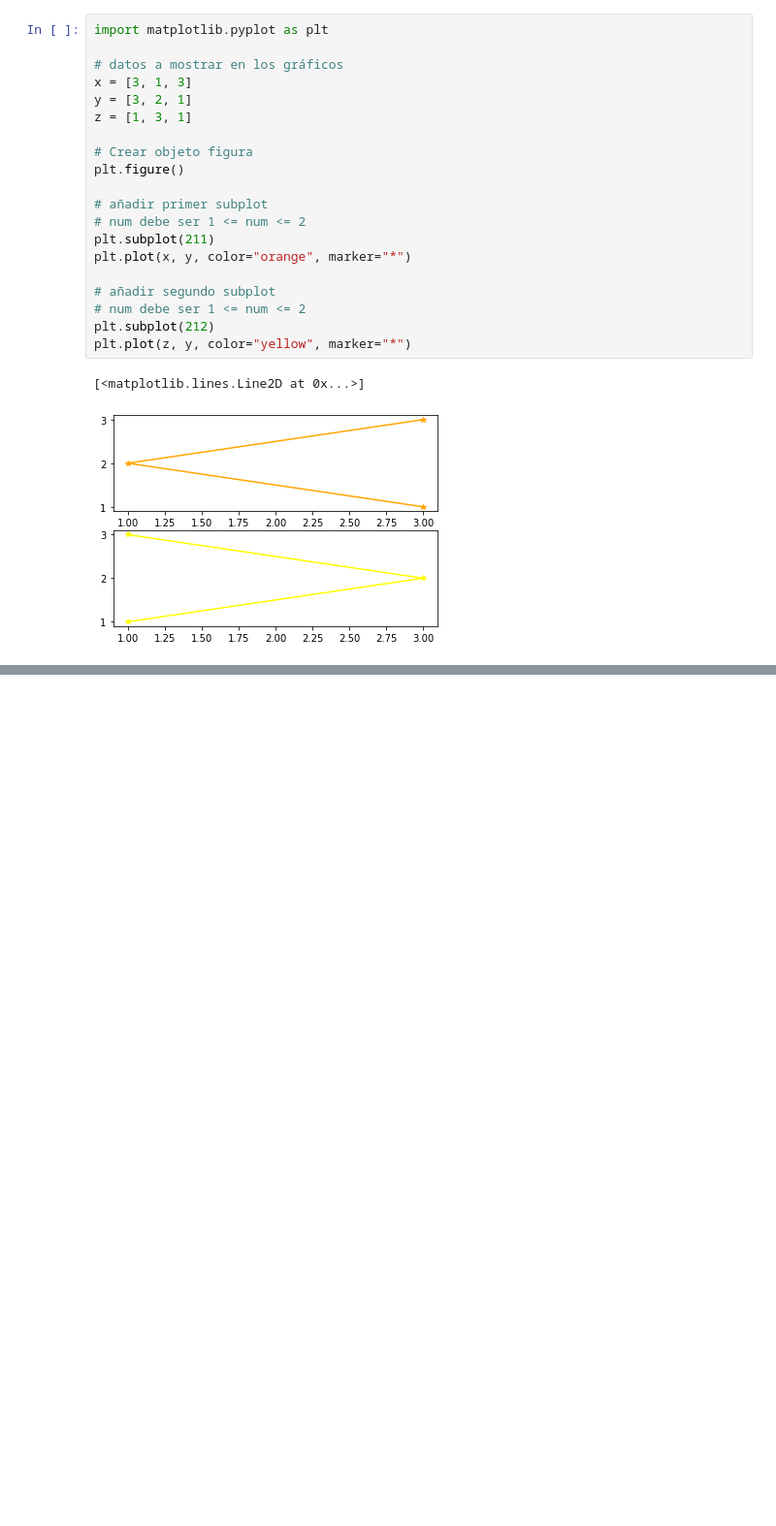
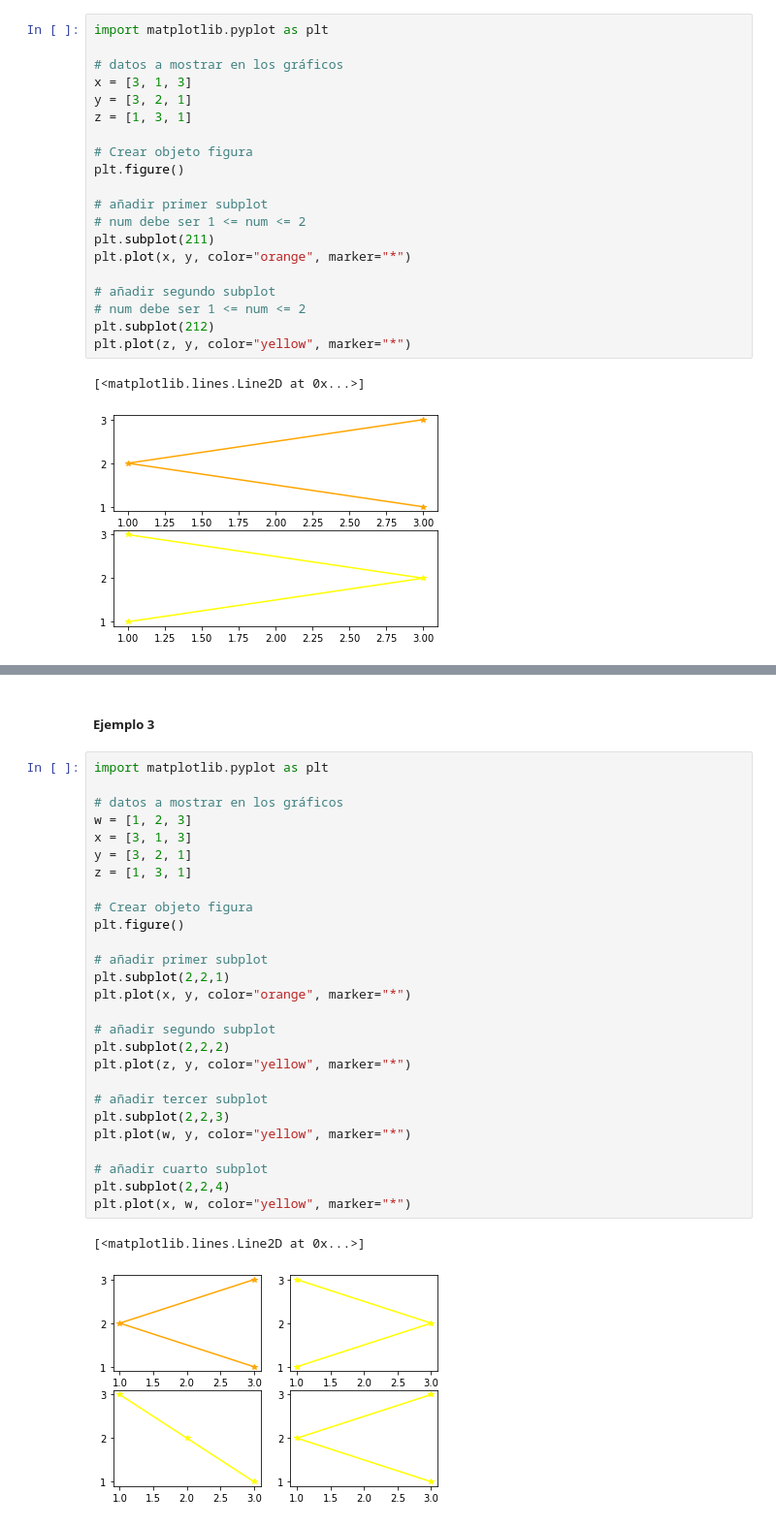
Before and after one commit to perezlino/desafio_latam_data_science, a Jupyter notebook: Resumen/matplotlib.pyplot/2-matplotlib.pyplot.subplot(_).ipynb, the cells around one changed output, grey strips where cells are left out. Shown: that part at 97% size. Cells and saved outputs as stored; diff of their text form; blank space fills up the shorter version.

Commit message:
Actualizar directorio Resumen \ matplotlib.pyplot

```diff
--- a/Resumen/matplotlib.pyplot/2-matplotlib.pyplot.subplot(_).ipynb
+++ b/Resumen/matplotlib.pyplot/2-matplotlib.pyplot.subplot(_).ipynb
@@ -156,3 +159,35 @@ plt.plot(z, y, color="yellow", marker="*")
 # %% [output]
 [<matplotlib.lines.Line2D at 0x...>]
 [figure]
+# %% [markdown]
+##### **Ejemplo 3**
+# %%
+import matplotlib.pyplot as plt
+
+# datos a mostrar en los gráficos
+w = [1, 2, 3]
+x = [3, 1, 3]
+y = [3, 2, 1]
+z = [1, 3, 1]
+
+# Crear objeto figura
+plt.figure()
+
+# añadir primer subplot
+plt.subplot(2,2,1)
+plt.plot(x, y, color="orange", marker="*")
+
+# añadir segundo subplot
+plt.subplot(2,2,2)
+plt.plot(z, y, color="yellow", marker="*")
+
+# añadir tercer subplot
+plt.subplot(2,2,3)
+plt.plot(w, y, color="yellow", marker="*")
+
+# añadir cuarto subplot
+plt.subplot(2,2,4)
+plt.plot(x, w, color="yellow", marker="*")
+# %% [output]
+[<matplotlib.lines.Line2D at 0x...>]
+[figure, added]
```
Also changed, not shown: parts of 24 cells of this notebook, 3 other files.
